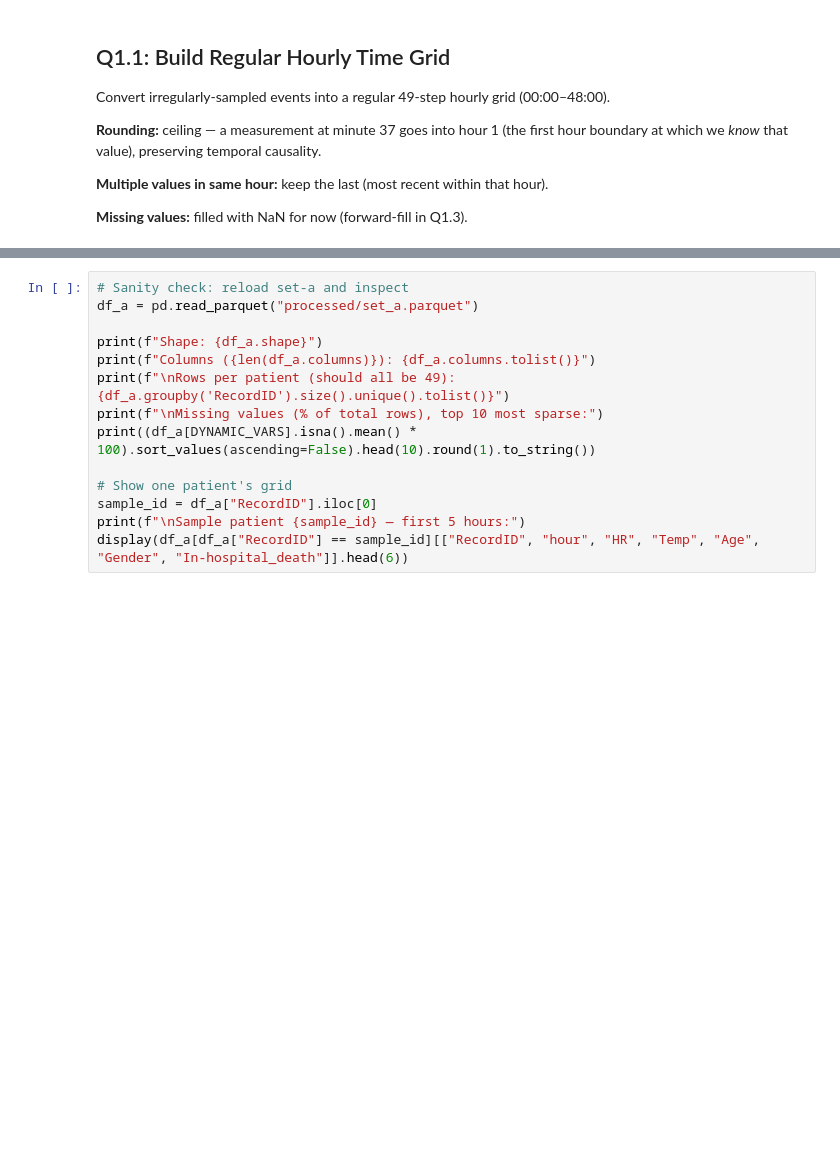
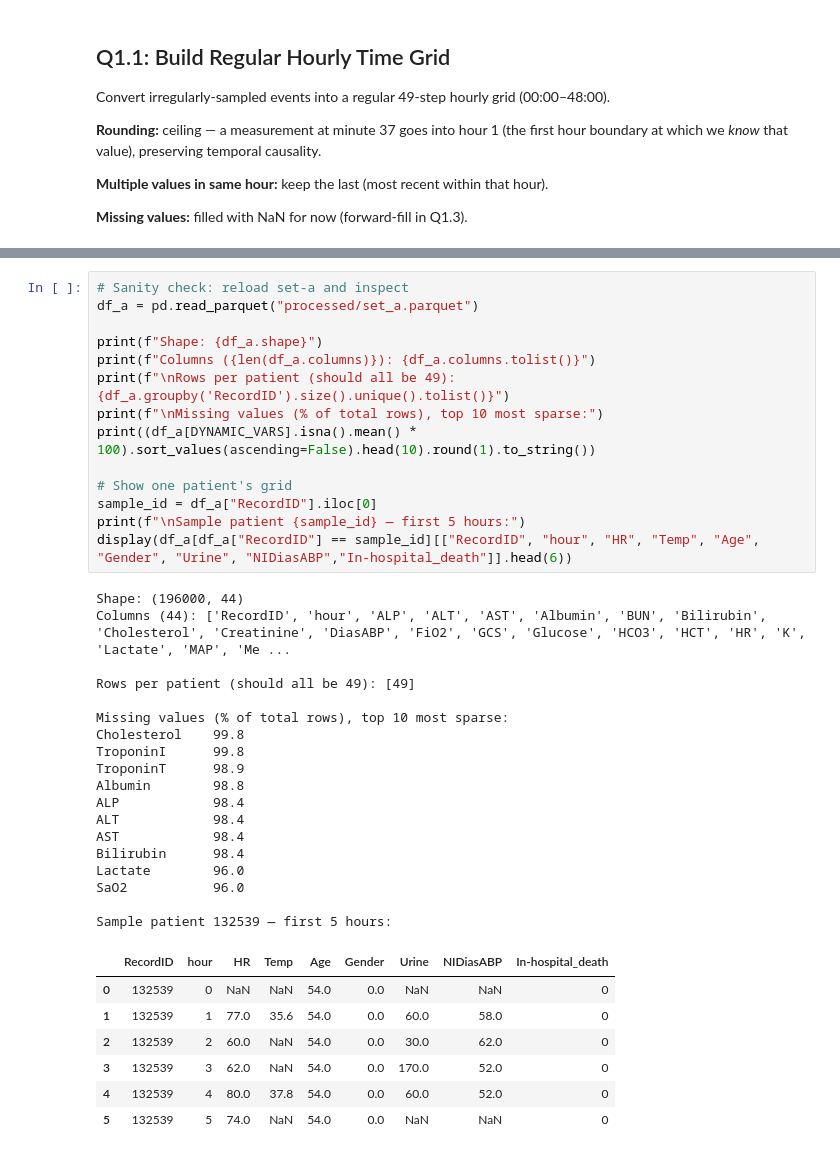
Before and after one commit to kathalikren/Machine-Learning-for-Health-Care, a Jupyter notebook: data_loading_function.ipynb, the cells around one changed output, grey strips where cells are left out. Drawn from its saved outputs; the diff is of its cells as text; blank space fills up the shorter version.

```diff
--- a/data_loading_function.ipynb
+++ b/data_loading_function.ipynb
@@ -215,14 +311,40 @@ for split, (folder, outcomes_file) in SETS.items():
 # %%
 # Sanity check: reload set-a and inspect
 df_a = pd.read_parquet("processed/set_a.parquet")
 
 print(f"Shape: {df_a.shape}")
 print(f"Columns ({len(df_a.columns)}): {df_a.columns.tolist()}")
 print(f"\nRows per patient (should all be 49): {df_a.groupby('RecordID').size().unique().tolist()}")
 print(f"\nMissing values (% of total rows), top 10 most sparse:")
 print((df_a[DYNAMIC_VARS].isna().mean() * 100).sort_values(ascending=False).head(10).round(1).to_string())
 
 # Show one patient's grid
 sample_id = df_a["RecordID"].iloc[0]
 print(f"\nSample patient {sample_id} — first 5 hours:")
-display(df_a[df_a["RecordID"] == sample_id][["RecordID", "hour", "HR", "Temp", "Age", "Gender", "In-hospital_death"]].head(6))
+display(df_a[df_a["RecordID"] == sample_id][["RecordID", "hour", "HR", "Temp", "Age", "Gender", "Urine", "NIDiasABP","In-hospital_death"]].head(6))
+# %% [output]
+Shape: (196000, 44)
+Columns (44): ['RecordID', 'hour', 'ALP', 'ALT', 'AST', 'Albumin', 'BUN', 'Bilirubin', 'Cholesterol', 'Creatinine', 'DiasABP', 'FiO2', 'GCS', 'Glucose', 'HCO3', 'HCT', 'HR', 'K', 'Lactate', 'MAP', 'Me ...
+
+Rows per patient (should all be 49): [49]
+
+Missing values (% of total rows), top 10 most sparse:
+Cholesterol    99.8
+TroponinI      99.8
+TroponinT      98.9
+Albumin        98.8
+ALP            98.4
+ALT            98.4
+AST            98.4
+Bilirubin      98.4
+Lactate        96.0
+SaO2           96.0
+
+Sample patient 132539 — first 5 hours:
+|  | RecordID | hour | HR | Temp | Age | Gender | Urine | NIDiasABP | In-hospital_death |
+| 0 | 132539 | 0 | NaN | NaN | 54.0 | 0.0 | NaN | NaN | 0 |
+| 1 | 132539 | 1 | 77.0 | 35.6 | 54.0 | 0.0 | 60.0 | 58.0 | 0 |
+| 2 | 132539 | 2 | 60.0 | NaN | 54.0 | 0.0 | 30.0 | 62.0 | 0 |
+| 3 | 132539 | 3 | 62.0 | NaN | 54.0 | 0.0 | 170.0 | 52.0 | 0 |
+| 4 | 132539 | 4 | 80.0 | 37.8 | 54.0 | 0.0 | 60.0 | 52.0 | 0 |
+| 5 | 132539 | 5 | 74.0 | NaN | 54.0 | 0.0 | NaN | NaN | 0 |
```
Also changed, not shown: parts of 7 cells of this notebook.
